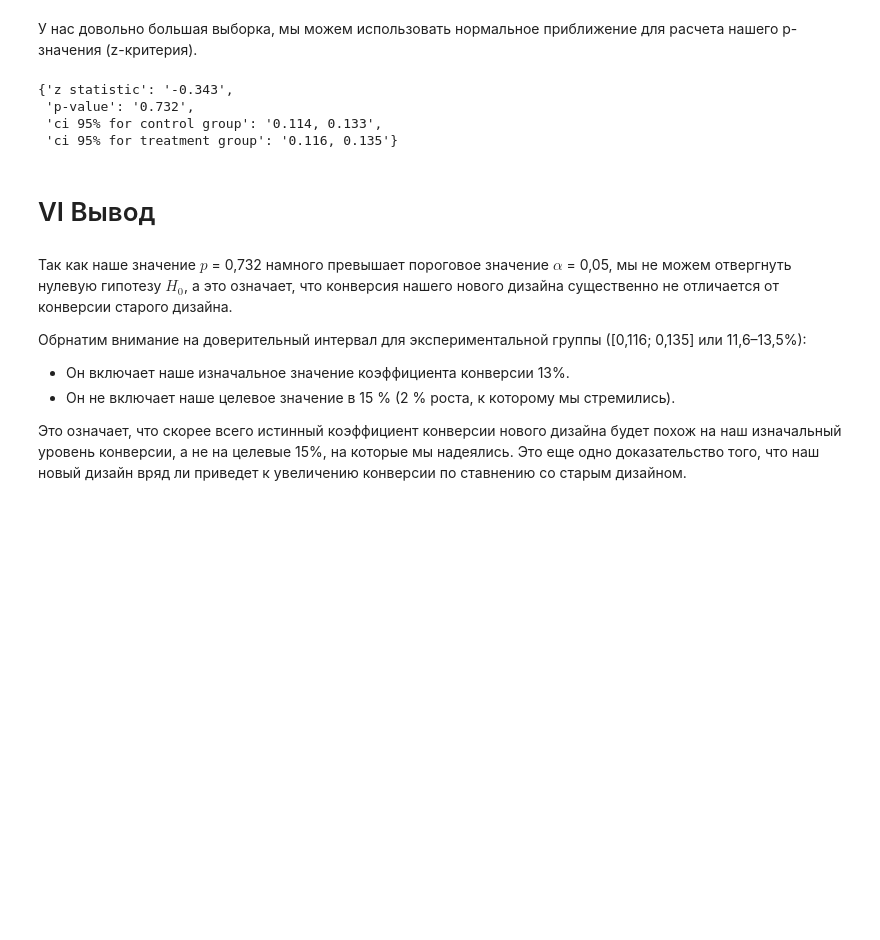
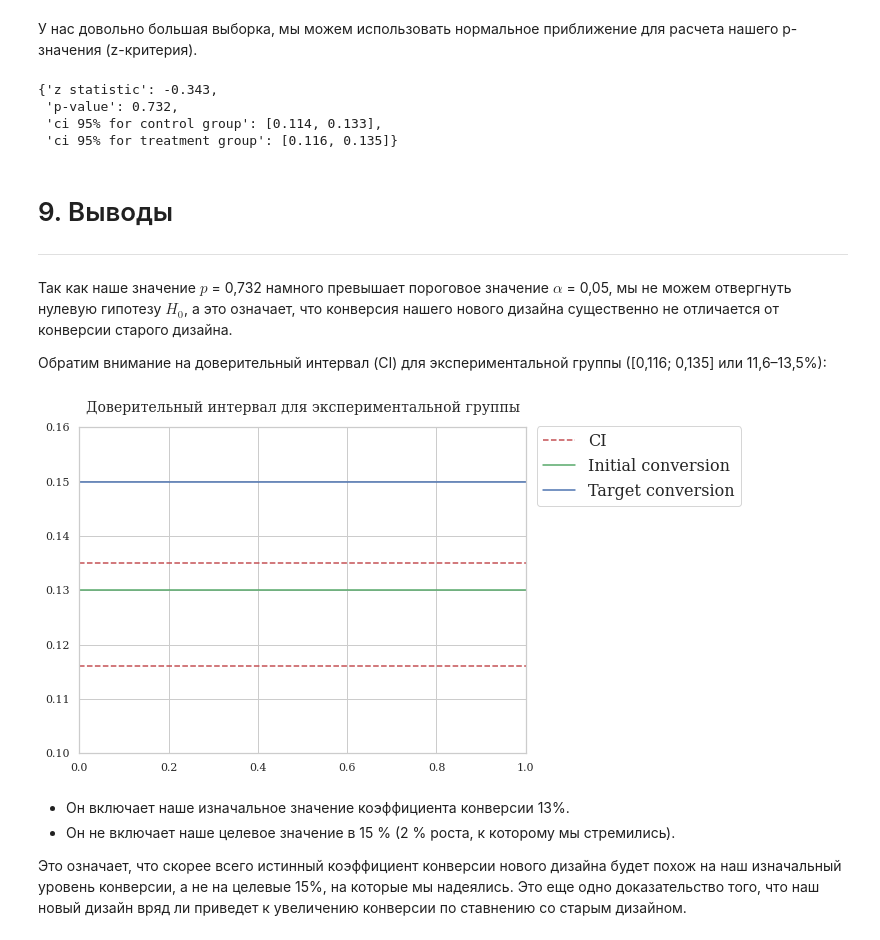
Before and after one commit to NeckofNickey/A-B-testing, a Jupyter notebook: A_B_Testing.ipynb, the cells around one changed output. Cells and saved outputs as stored; diff of their text form; code cells hidden in the pictures; blank space fills up the shorter version.

Commit message:
'added_TOC_and_visualization'

```diff
--- a/A_B_Testing.ipynb
+++ b/A_B_Testing.ipynb
@@ -335,32 +377,55 @@ def calculate_statistics(control_group, treatment_group):
     successes = [control_group.sum(), treatment_group.sum()]
     nobs = [n_con, n_treat]
 
-    z_stat, p_val = proportions_ztest(successes, nobs=nobs)
+    z_stat, p_val = [round(x, 3) for x in proportions_ztest(successes, nobs=nobs)]
 
     (ci_bottom_con, ci_bottom_treat), (ci_top_con, ci_top_treat) = \
-    proportion_confint(successes, nobs=nobs, alpha=0.05)
+    [np.around(x, 3) for x in proportion_confint(successes, nobs=nobs, alpha=0.05)]
 
-    return {'z statistic': f'{z_stat:.3f}',
-            'p-value': f'{p_val:.3f}',
-            'ci 95% for control group': f'{ci_bottom_con:.3f}, {ci_top_con:.3f}',
-            'ci 95% for treatment group': f'{ci_bottom_treat:.3f}, {ci_top_treat:.3f}'}
+    return {'z statistic': z_stat,
+            'p-value': p_val,
+            'ci 95% for control group': [ci_bottom_con, ci_top_con],
+            'ci 95% for treatment group': [ci_bottom_treat, ci_top_treat]}
 # %%
 control_group = ab_test_df[ab_test_df['group'] == 'control']['converted']
 treatment_group = ab_test_df[ab_test_df['group'] == 'treatment']['converted']
 
-pprint.pprint(calculate_statistics(control_group, treatment_group), sort_dicts=False)
+z_statisric = calculate_statistics(control_group, treatment_group)
+
+pprint.pprint(z_statisric, sort_dicts=False)
 # %% [output]
-{'z statistic': '-0.343',
- 'p-value': '0.732',
- 'ci 95% for control group': '0.114, 0.133',
- 'ci 95% for treatment group': '0.116, 0.135'}
+{'z statistic': -0.343,
+ 'p-value': 0.732,
+ 'ci 95% for control group': [0.114, 0.133],
+ 'ci 95% for treatment group': [0.116, 0.135]}
-# %% [markdown]
-# VI Вывод
+# %% [markdown]
+# 9. Выводы
+___
+# %% [markdown]
+Так как наше значение $p$ = 0,732 намного превышает пороговое значение $\alpha$ = 0,05, мы не можем отвергнуть нулевую гипотезу $H_0$, а это означает, что конверсия нашего нового дизайна существенно не отличается от конверсии старого дизайна.
+
+Обратим внимание на доверительный интервал (CI) для экспериментальной группы ([0,116; 0,135] или 11,6–13,5%):
+# %%
+initial_conversion = 0.13
+target_conversion = 0.15
+
+plt.figure(figsize=(8,6))
+plt.ylim(0.1, 0.16)
+
+plt.axhline(y=z_statisric['ci 95% for treatment group'][0], color="r", label='CI', linestyle="--")
+plt.axhline(y=z_statisric['ci 95% for treatment group'][1], color="r", linestyle="--")
+plt.axhline(y=initial_conversion, color="g", label='Initial conversion', linestyle="-")
+plt.axhline(y=target_conversion, color="b", label='Target conversion', linestyle="-")
+
+plt.legend(loc=1, bbox_to_anchor=(1.5, 1.027), fontsize=16)
+plt.title("Доверительный интервал для экспериментальной группы", pad=15, fontsize=14)
+
+plt.show()
+# %% [output]
+[figure, added]
 # %% [markdown]
-Так как наше значение $p$ = 0,732 намного превышает пороговое значение $\alpha$ = 0,05, мы не можем отвергнуть нулевую гипотезу $H_0$, а это означает, что конверсия нашего нового дизайна существенно не отличается от конверсии старого дизайна.
-
-Обрнатим внимание на доверительный интервал для экспериментальной группы ([0,116; 0,135] или 11,6–13,5%):
 - Он включает наше изначальное значение коэффициента конверсии 13%.
 - Он не включает наше целевое значение в 15 % (2 % роста, к которому мы стремились).
 
+
 Это означает, что скорее всего истинный коэффициент конверсии нового дизайна будет похож на наш изначальный уровень конверсии, а не на целевые 15%, на которые мы надеялись. Это еще одно доказательство того, что наш новый дизайн вряд ли приведет к увеличению конверсии по ставнению со старым дизайном.
```
Also changed, not shown: parts of 32 cells of this notebook.
